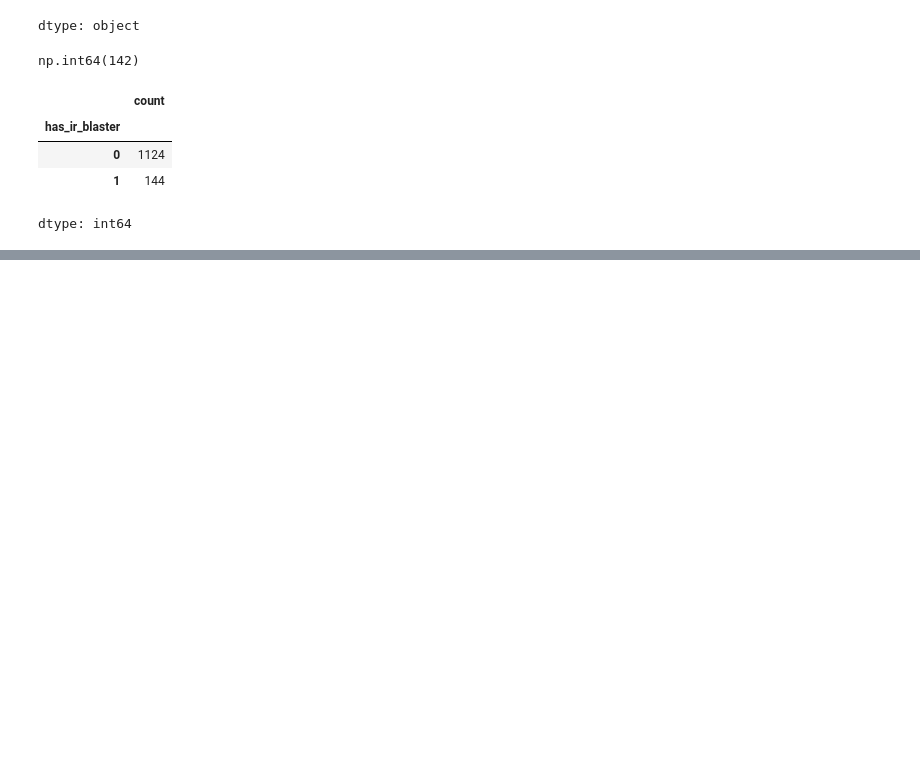
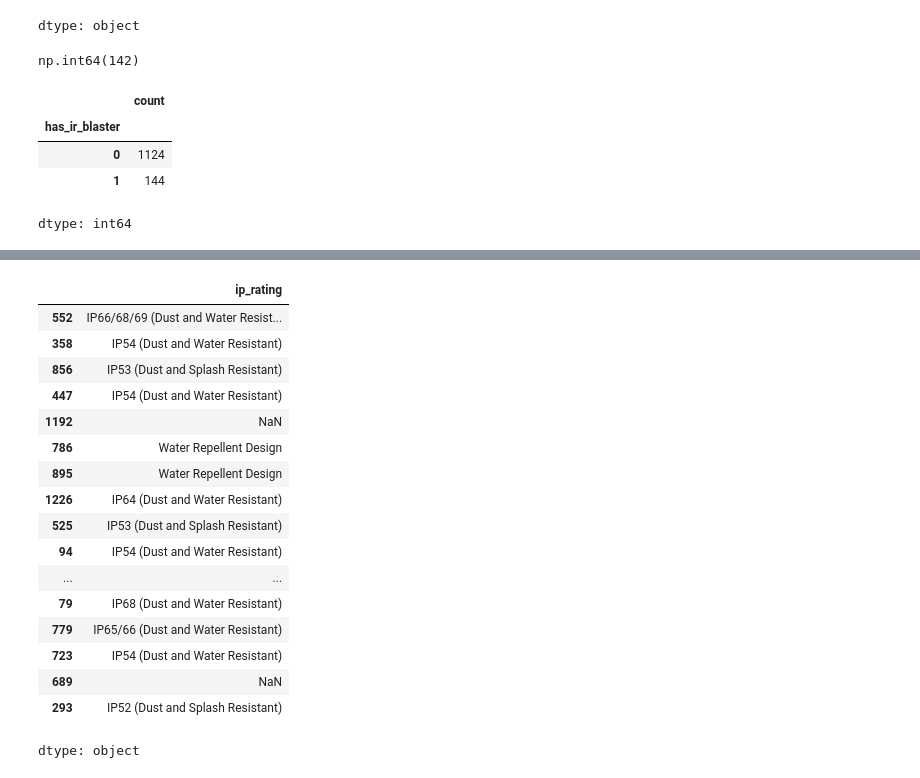
Before and after one commit to rajeshxdatascience/smartphone-recommender-system, a Jupyter notebook: SpecLens_AI_Data_Engineering.ipynb, the cells around one changed output, grey strips where cells are left out. Drawn from its saved outputs; the diff is of its cells as text; code cells hidden in the pictures; blank space fills up the shorter version.

```diff
--- a/SpecLens_AI_Data_Engineering.ipynb
+++ b/SpecLens_AI_Data_Engineering.ipynb
@@ -2540,0 +2561,21 @@ dtype: int64
+# %%
+df['ip_rating'].sample(20)
+# %% [output]
+|  | ip_rating |
+| 552 | IP66/68/69 (Dust and Water Resist... |
+| 358 | IP54 (Dust and Water Resistant) |
+| 856 | IP53 (Dust and Splash Resistant) |
+| 447 | IP54 (Dust and Water Resistant) |
+| 1192 | NaN |
+| 786 | Water Repellent Design |
+| 895 | Water Repellent Design |
+| 1226 | IP64 (Dust and Water Resistant) |
+| 525 | IP53 (Dust and Splash Resistant) |
+| 94 | IP54 (Dust and Water Resistant) |
+| ... | ... |
+| 79 | IP68 (Dust and Water Resistant) |
+| 779 | IP65/66 (Dust and Water Resistant) |
+| 723 | IP54 (Dust and Water Resistant) |
+| 689 | NaN |
+| 293 | IP52 (Dust and Splash Resistant) |
+dtype: object
```
Also changed, not shown: parts of 29 cells of this notebook.
